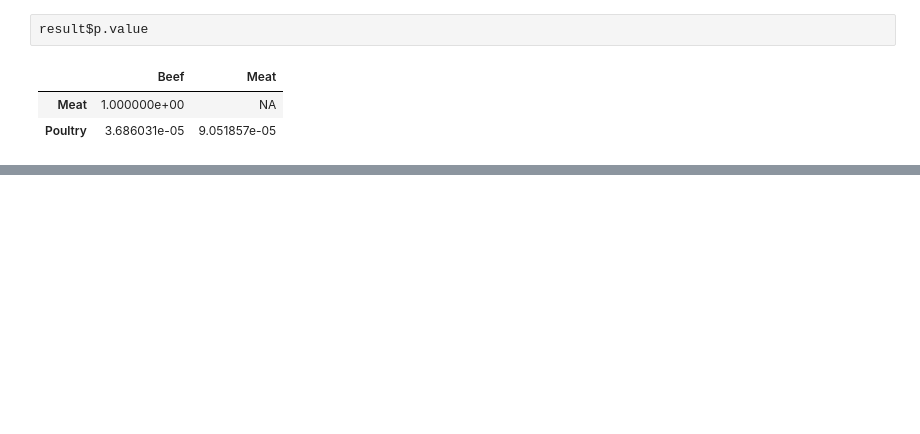
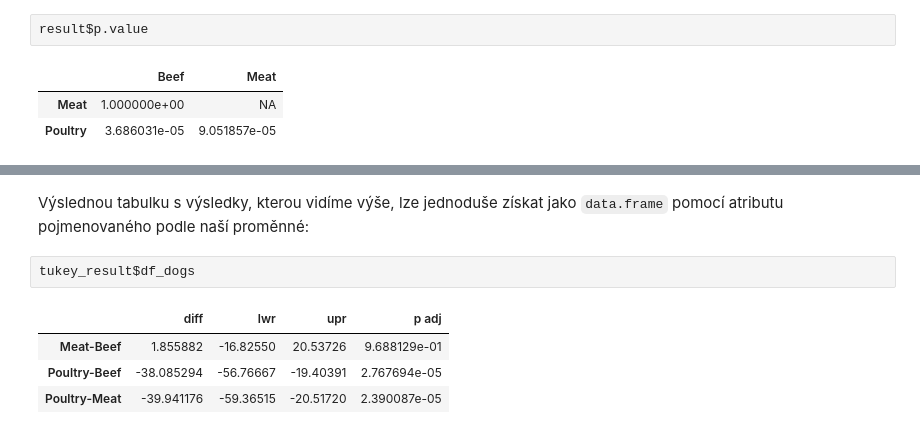
Before and after one commit to lich-uct/r_tutorial, a Jupyter notebook: 08/08.ipynb, the cells around one changed output, grey strips where cells are left out. Saved outputs shown, nothing was run; the diff lists cells and outputs as text; blank space fills up the shorter version.

```diff
--- a/08/08.ipynb
+++ b/08/08.ipynb
@@ -846,0 +871,9 @@ http://www.statisticshowto.com/post-hoc/
+# %% [markdown]
+Výslednou tabulku s výsledky, kterou vidíme výše, lze jednoduše získat jako `data.frame` pomocí atributu pojmenovaného podle naší proměnné:
+# %%
+tukey_result$df_dogs
+# %% [output]
+|  | diff | lwr | upr | p adj |
+| Meat-Beef | 1.855882 | -16.82550 | 20.53726 | 9.688129e-01 |
+| Poultry-Beef | -38.085294 | -56.76667 | -19.40391 | 2.767694e-05 |
+| Poultry-Meat | -39.941176 | -59.36515 | -20.51720 | 2.390087e-05 |
```
Also changed, not shown: parts of 12 cells of this notebook.
